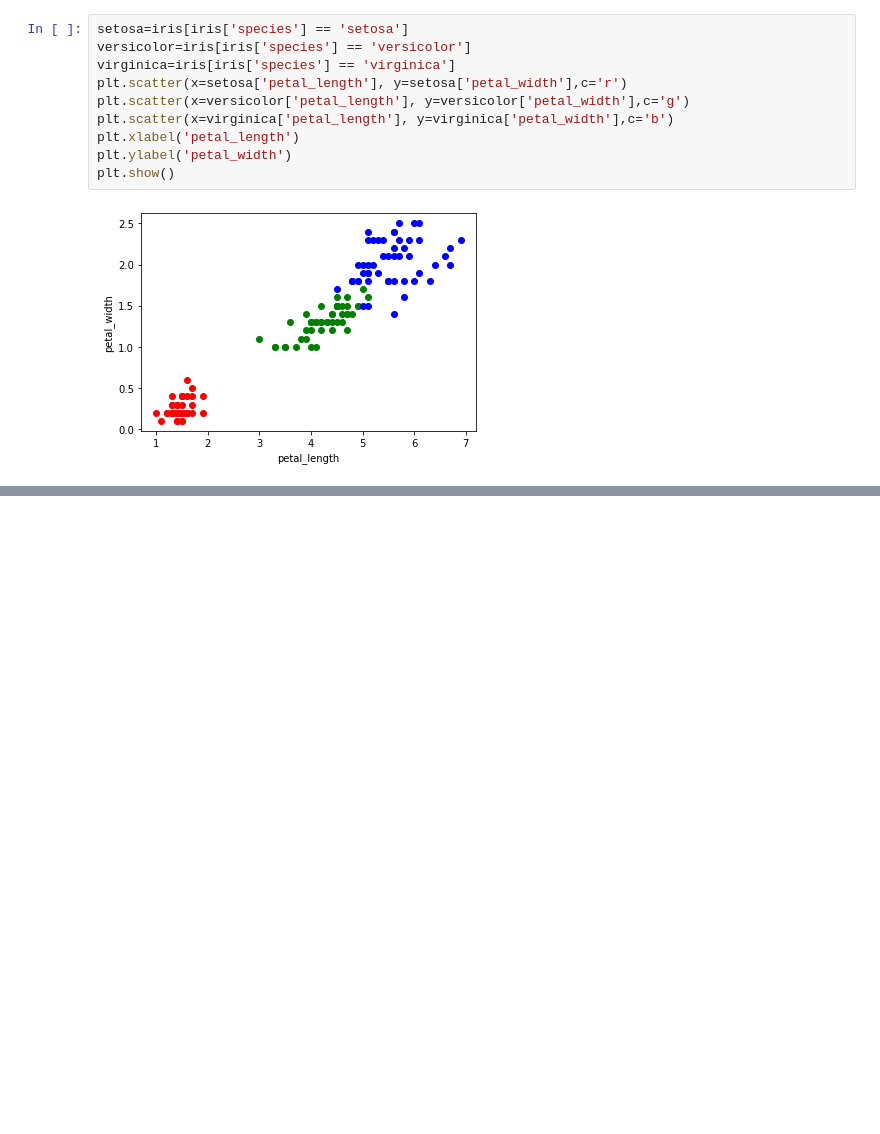
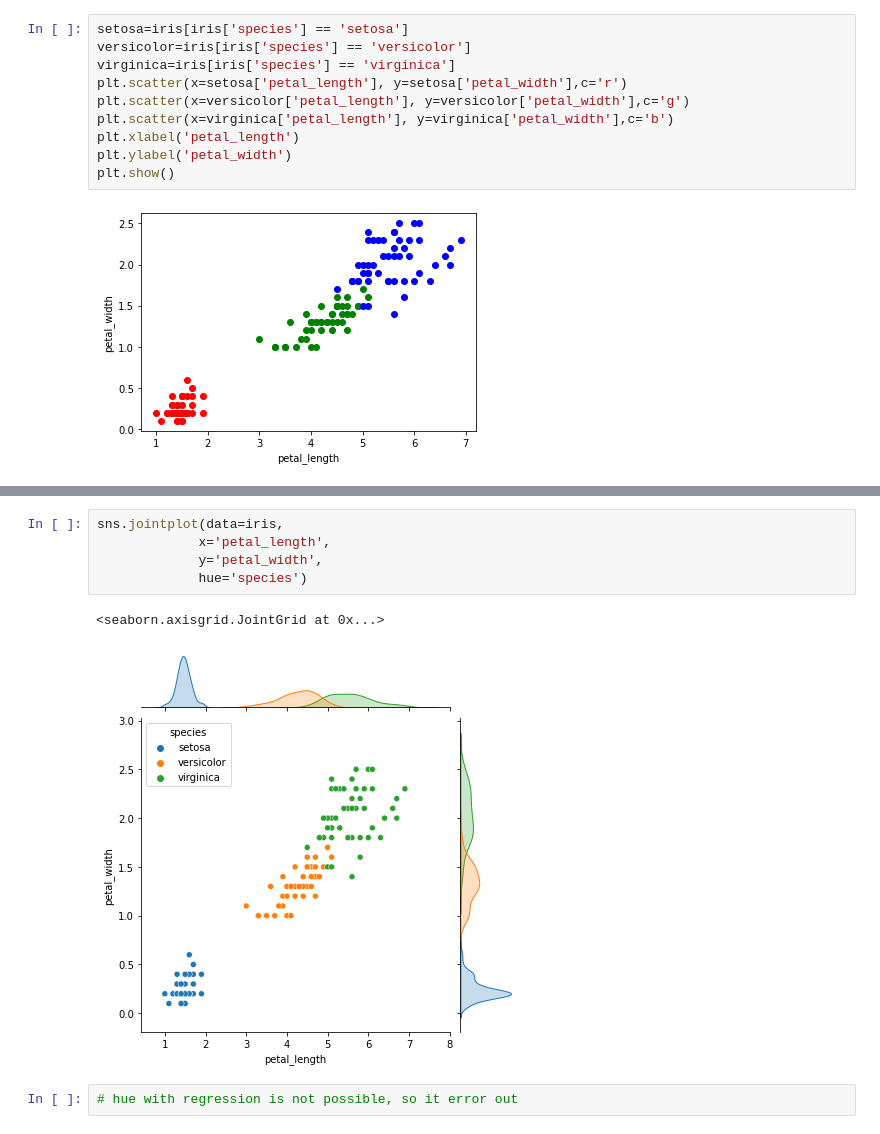
Before and after one commit to sarathchandravema/plot-shots, a Jupyter notebook: Seaborn 2.ipynb, the cells around one changed output, grey strips where cells are left out. Cells and saved outputs as stored; diff of their text form; blank space fills up the shorter version.

```diff
--- a/Seaborn 2.ipynb
+++ b/Seaborn 2.ipynb
@@ -106,0 +124,10 @@ plt.show()
+# %%
+sns.jointplot(data=iris,
+             x='petal_length',
+             y='petal_width',
+             hue='species')
+# %% [output]
+<seaborn.axisgrid.JointGrid at 0x...>
+[figure, added]
+# %%
+# hue with regression is not possible, so it error out
```
Also changed, not shown: parts of 33 cells of this notebook.
